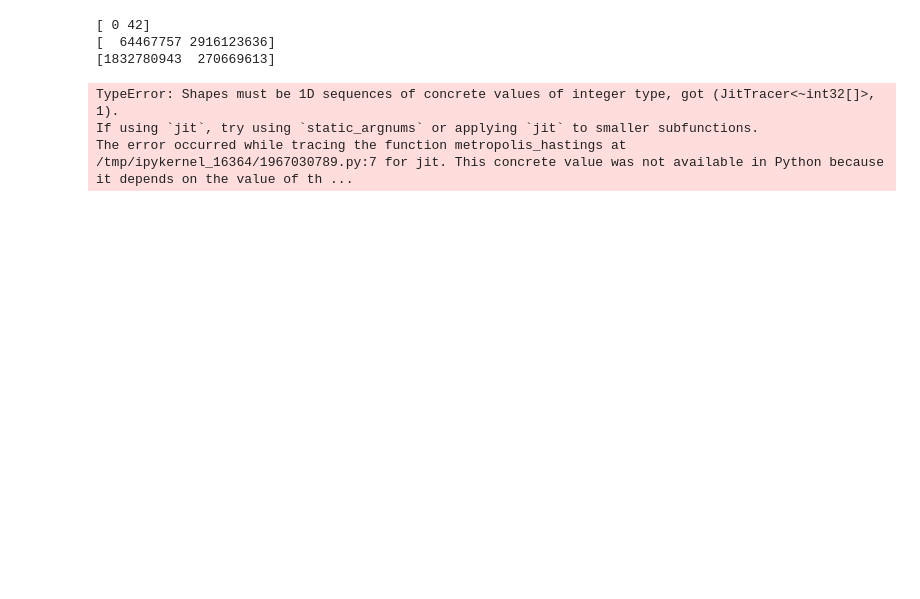
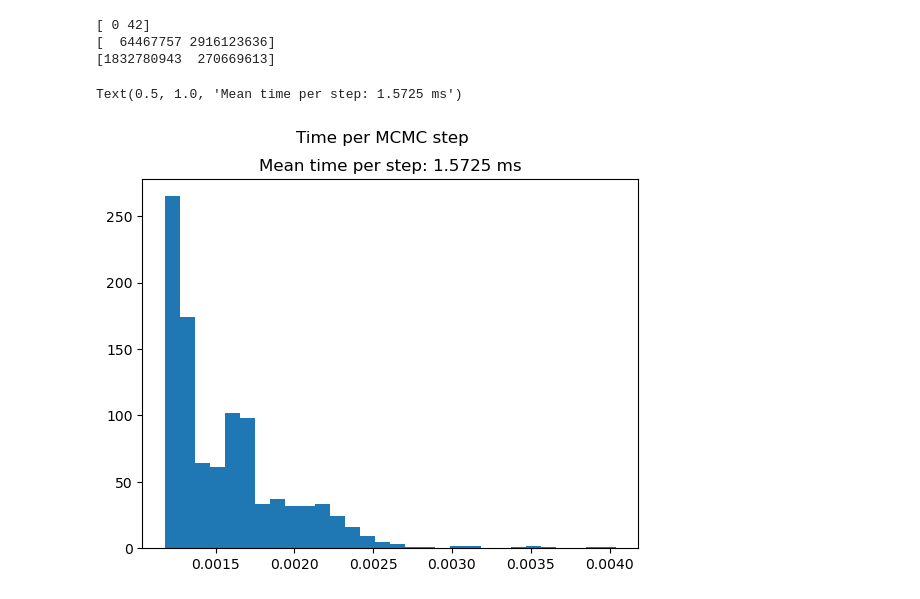
Before and after one commit to pfargas/qvarnet, a Jupyter notebook: JAX/jax_intro.ipynb, the cells around one changed output. Saved outputs shown, nothing was run; the diff lists cells and outputs as text; code cells hidden in the pictures; blank space fills up the shorter version.

```diff
--- a/JAX/jax_intro.ipynb
+++ b/JAX/jax_intro.ipynb
@@ -1033,56 +1033,34 @@ print(split)
 [  64467757 2916123636]
 [1832780943  270669613]
 # %%
-import jax
-import jax.numpy as jnp
-
-def p(x):
-    return jnp.exp(-0.5 * x**2)
-
-@jax.jit
-def metropolis_hastings(rng_key, n_samples, n_burnin, step_size, initial_position):
-
-    # ---------- Burn-in phase ----------
-    def burnin_step(_, state):
-        rng_key, position = state
+def timed_metropolis_hastings(rng_key, n_samples, n_burnin, step_size, initial_position):
+    time_step = []
+    for burnin_step in range(n_burnin):
         rng_key, subkey = jax.random.split(rng_key)
-        proposal = position + step_size * jax.random.normal(subkey, shape=position.shape)
-        acceptance_ratio = p(proposal) / p(position)
+        proposal = initial_position + step_size * jax.random.normal(subkey, shape=initial_position.shape)
+        acceptance_ratio = (p(proposal)) / (p(initial_position))
         rng_key, subkey = jax.random.split(rng_key)
         accept = jax.random.uniform(subkey, shape=acceptance_ratio.shape) < acceptance_ratio
-        new_position = jnp.where(accept, proposal, position)
-        return rng_key, new_position
-
-    rng_key, position = jax.lax.fori_loop(0, n_burnin, burnin_step, (rng_key, initial_position))
-
-    # ---------- Sampling phase ----------
-    def sample_step(_, state):
-        rng_key, position, samples = state
+        initial_position = jnp.where(accept, proposal, initial_position)
+    samples = []
+    for sample_step in range(n_samples):
+        start = time.time()
         rng_key, subkey = jax.random.split(rng_key)
-        proposal = position + step_size * jax.random.normal(subkey, shape=position.shape)
-        acceptance_ratio = p(proposal) / p(position)
+        proposal = initial_position + step_size * jax.random.normal(subkey, shape=initial_position.shape)
+        acceptance_ratio = (p(proposal)) / (p(initial_position))
         rng_key, subkey = jax.random.split(rng_key)
         accept = jax.random.uniform(subkey, shape=acceptance_ratio.shape) < acceptance_ratio
-        new_position = jnp.where(accept, proposal, position)
-        samples = samples.at[_].set(new_position)  # preallocated array
-        return rng_key, new_position, samples
-
-    samples = jnp.zeros((n_samples,) + initial_position.shape)
-    _, _, samples = jax.lax.fori_loop(0, n_samples, sample_step, (rng_key, position, samples))
-
-    return samples
-
-# ---------- Helper to run MCMC ----------
-def run_mcmc(seed=None, n_samples=10000, n_burnin=100, step_size=0.5, initial_position=jnp.array([0.0])):
-    if seed is None:
-        import time
-        seed = int(time.time_ns())
-    rng_key = jax.random.PRNGKey(seed)
-    samples = metropolis_hastings(rng_key, n_samples, n_burnin, step_size, initial_position)
-    return samples
-
-samples = run_mcmc(n_samples=10000)
+        initial_position = jnp.where(accept, proposal, initial_position)
+        samples.append(initial_position)
+        end = time.time()
+        time_step.append(end-start)
+    return jnp.array(samples), jnp.array(time_step)
-# %% [output]
-TypeError: Shapes must be 1D sequences of concrete values of integer type, got (JitTracer<~int32[]>, 1).
-If using `jit`, try using `static_argnums` or applying `jit` to smaller subfunctions.
-The error occurred while tracing the function metropolis_hastings at /tmp/ipykernel_16364/1967030789.py:7 for jit. This concrete value was not available in Python because it depends on the value of th ...
+# %%
+samples, time_per_step = timed_metropolis_hastings(rng_key, n_samples=1000, n_burnin=100, step_size=0.5, initial_position=jnp.array([0.0]))
+
+plt.hist(time_per_step, bins=30)
+plt.suptitle("Time per MCMC step")
+plt.title(f"Mean time per step: {jnp.mean(time_per_step)*1e3:.4f} ms")
+# %% [output]
+Text(0.5, 1.0, 'Mean time per step: 1.5725 ms')
+[figure, added]
```
Also changed, not shown: parts of 4 cells of this notebook.
